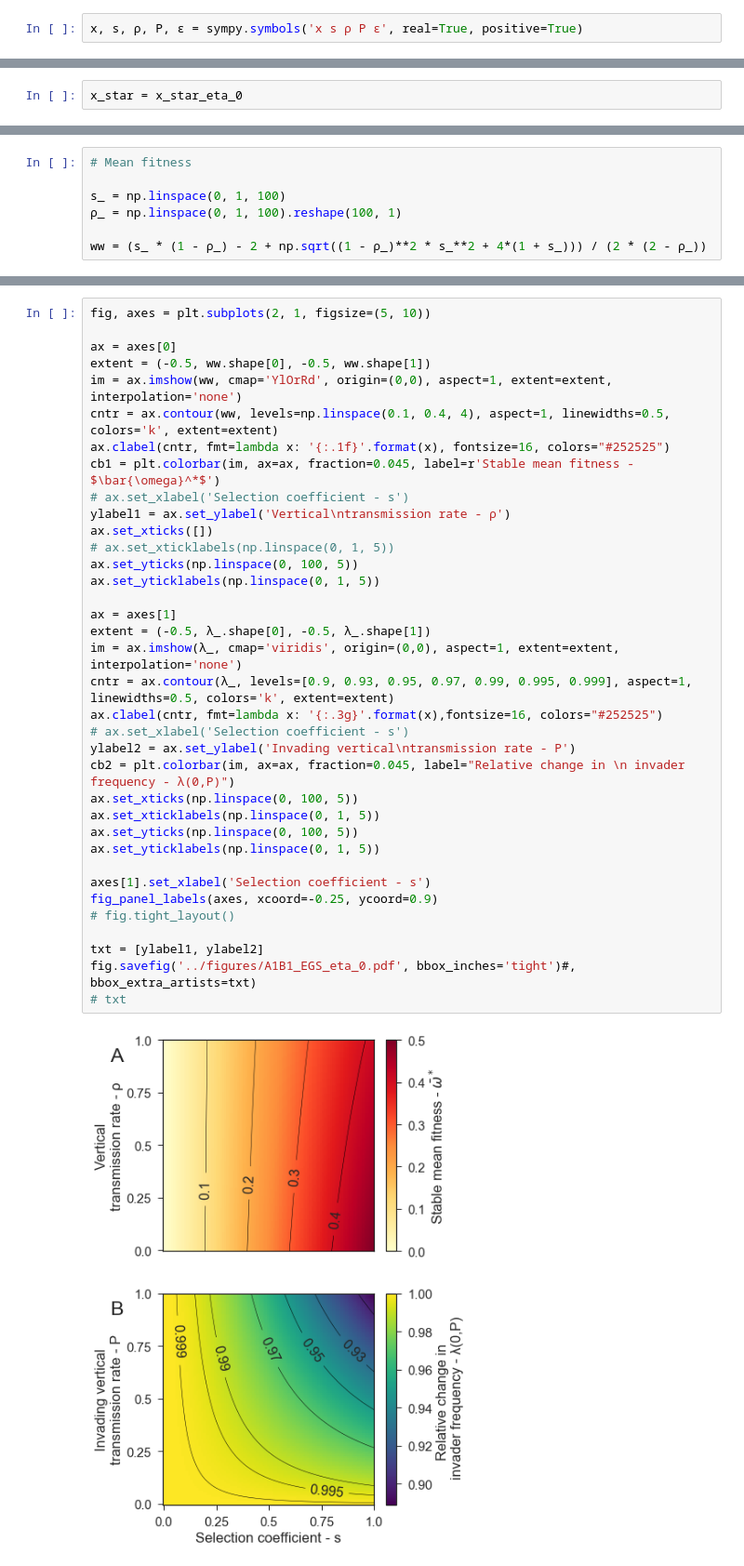
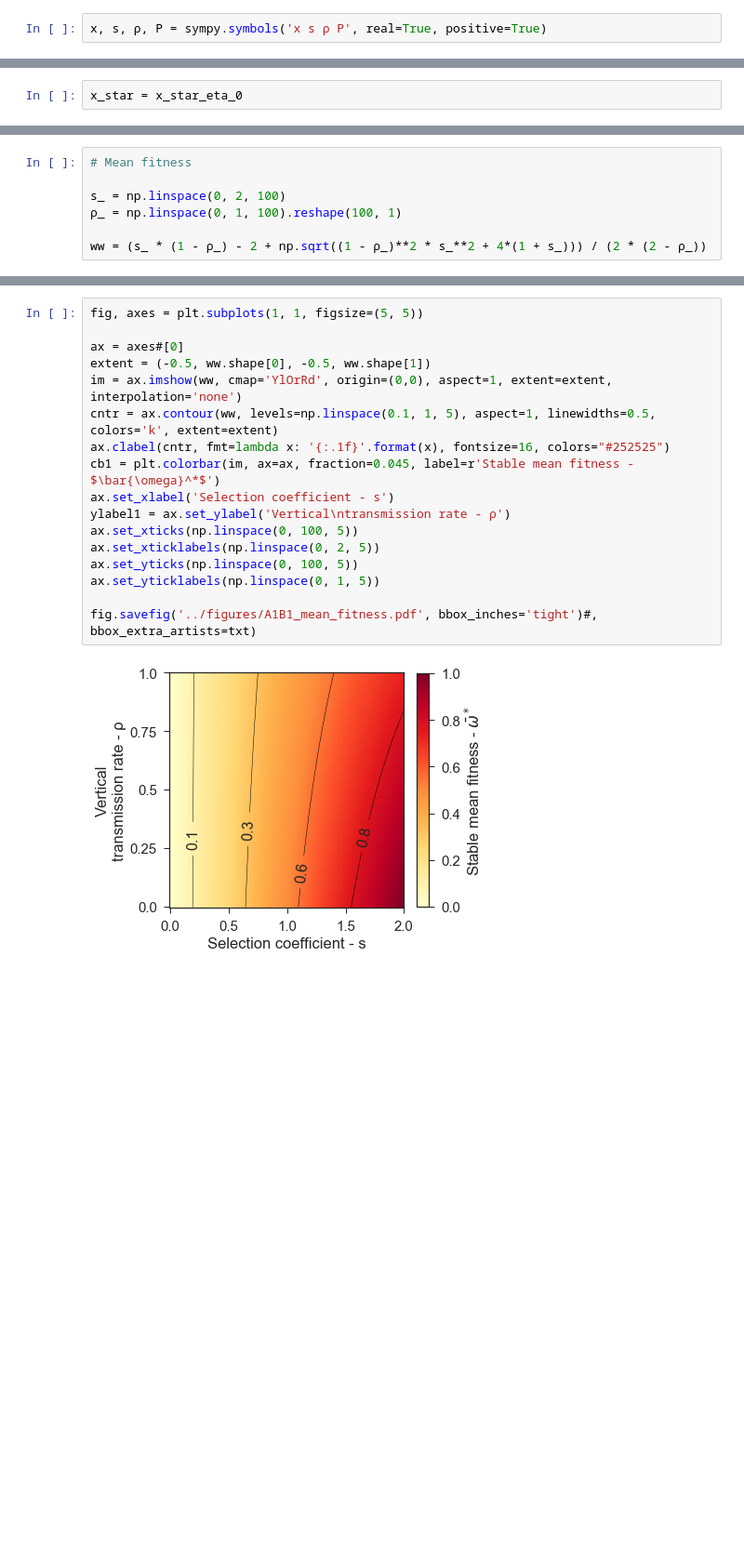
Before and after one commit to yoavram/Milpitas, a Jupyter notebook: notebooks/modifiers recursion.ipynb, the cells around one changed output, grey strips where cells are left out. Shown at 93% size. Drawn from its saved outputs; the diff is of its cells as text; blank space fills up the shorter version.

```diff
--- a/notebooks/modifiers recursion.ipynb
+++ b/notebooks/modifiers recursion.ipynb
@@ -130,7 +126,7 @@ fig.savefig('../figures/A1B1_modifier_invasions.pdf')
 import sympy
 sympy.init_printing()
 # %%
-x, s, ρ, Ρ, ε = sympy.symbols('x s ρ Ρ ε', real=True, positive=True)
+x, s, ρ, P = sympy.symbols('x s ρ P', real=True, positive=True)
 # %%
 x_star = ((1 + s) * (1 - ρ) - (3 - ρ) + sympy.sqrt((1 - ρ)**2 * s**2 + 4 * (1 + s))) / (2 * (2 -  ρ) * s)
 x_star = sympy.simplify(x_star)
@@ -158,7 +146,7 @@ x_star = x_star_eta_0
 # %%
 # Mean fitness
 
-s_ = np.linspace(0, 1, 100)
+s_ = np.linspace(0, 2, 100)
 ρ_ = np.linspace(0, 1, 100).reshape(100, 1)
 
 ww = (s_ * (1 - ρ_) - 2 + np.sqrt((1 - ρ_)**2 * s_**2 + 4*(1 + s_))) / (2 * (2 - ρ_))
@@ -179,38 +153,19 @@ ww = (s_ * (1 - ρ_) - 2 + np.sqrt((1 - ρ_)**2 * s_**2 + 4*(1 + s_))) / (2 * (2
 # %%
-fig, axes = plt.subplots(2, 1, figsize=(5, 10))
+fig, axes = plt.subplots(1, 1, figsize=(5, 5))
 
-ax = axes[0]
+ax = axes#[0]
 extent = (-0.5, ww.shape[0], -0.5, ww.shape[1])
 im = ax.imshow(ww, cmap='YlOrRd', origin=(0,0), aspect=1, extent=extent, interpolation='none')
-cntr = ax.contour(ww, levels=np.linspace(0.1, 0.4, 4), aspect=1, linewidths=0.5, colors='k', extent=extent)
+cntr = ax.contour(ww, levels=np.linspace(0.1, 1, 5), aspect=1, linewidths=0.5, colors='k', extent=extent)
 ax.clabel(cntr, fmt=lambda x: '{:.1f}'.format(x), fontsize=16, colors="#252525")
 cb1 = plt.colorbar(im, ax=ax, fraction=0.045, label=r'Stable mean fitness - $\bar{\omega}^*$')
-# ax.set_xlabel('Selection coefficient - s')
+ax.set_xlabel('Selection coefficient - s')
 ylabel1 = ax.set_ylabel('Vertical\ntransmission rate - ρ')
-ax.set_xticks([])
-# ax.set_xticklabels(np.linspace(0, 1, 5))
+ax.set_xticks(np.linspace(0, 100, 5))
+ax.set_xticklabels(np.linspace(0, 2, 5))
 ax.set_yticks(np.linspace(0, 100, 5))
 ax.set_yticklabels(np.linspace(0, 1, 5))
 
-ax = axes[1]
-extent = (-0.5, λ_.shape[0], -0.5, λ_.shape[1])
-im = ax.imshow(λ_, cmap='viridis', origin=(0,0), aspect=1, extent=extent, interpolation='none')
-cntr = ax.contour(λ_, levels=[0.9, 0.93, 0.95, 0.97, 0.99, 0.995, 0.999], aspect=1, linewidths=0.5, colors='k', extent=extent)
-ax.clabel(cntr, fmt=lambda x: '{:.3g}'.format(x),fontsize=16, colors="#252525")
-# ax.set_xlabel('Selection coefficient - s')
-ylabel2 = ax.set_ylabel('Invading vertical\ntransmission rate - Ρ')
-cb2 = plt.colorbar(im, ax=ax, fraction=0.045, label="Relative change in \n invader frequency - λ(0,Ρ)")
-ax.set_xticks(np.linspace(0, 100, 5))
-ax.set_xticklabels(np.linspace(0, 1, 5))
-ax.set_yticks(np.linspace(0, 100, 5))
-ax.set_yticklabels(np.linspace(0, 1, 5))
-
-axes[1].set_xlabel('Selection coefficient - s')
-fig_panel_labels(axes, xcoord=-0.25, ycoord=0.9)
-# fig.tight_layout()
-
-txt = [ylabel1, ylabel2]
-fig.savefig('../figures/A1B1_EGS_eta_0.pdf', bbox_inches='tight')#, bbox_extra_artists=txt)
-# txt
+fig.savefig('../figures/A1B1_mean_fitness.pdf', bbox_inches='tight')#, bbox_extra_artists=txt)
 # %% [output]
-[figure, old version]
+[figure, new version]
```
Also changed, not shown: parts of 11 cells of this notebook, 1 other file.
